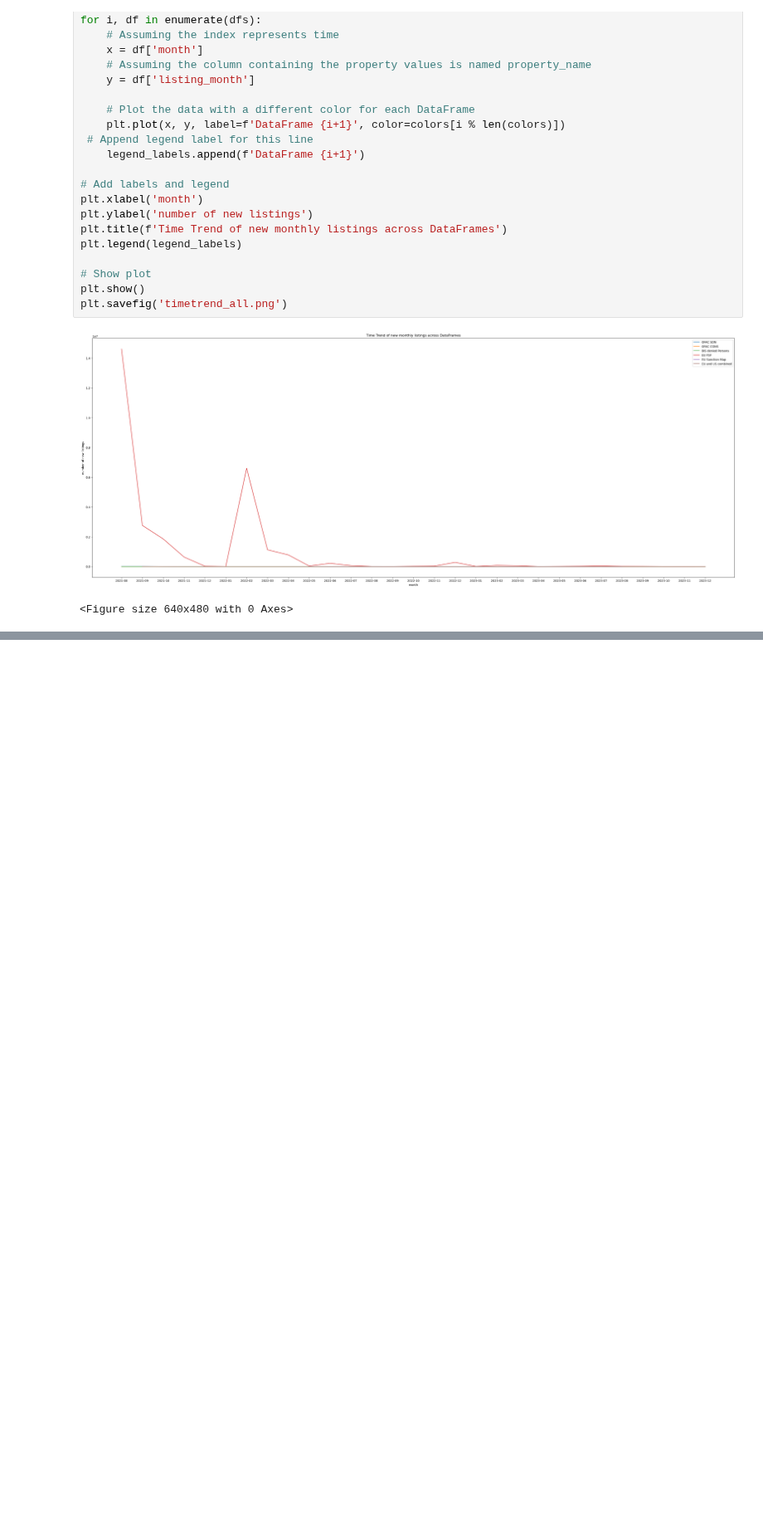
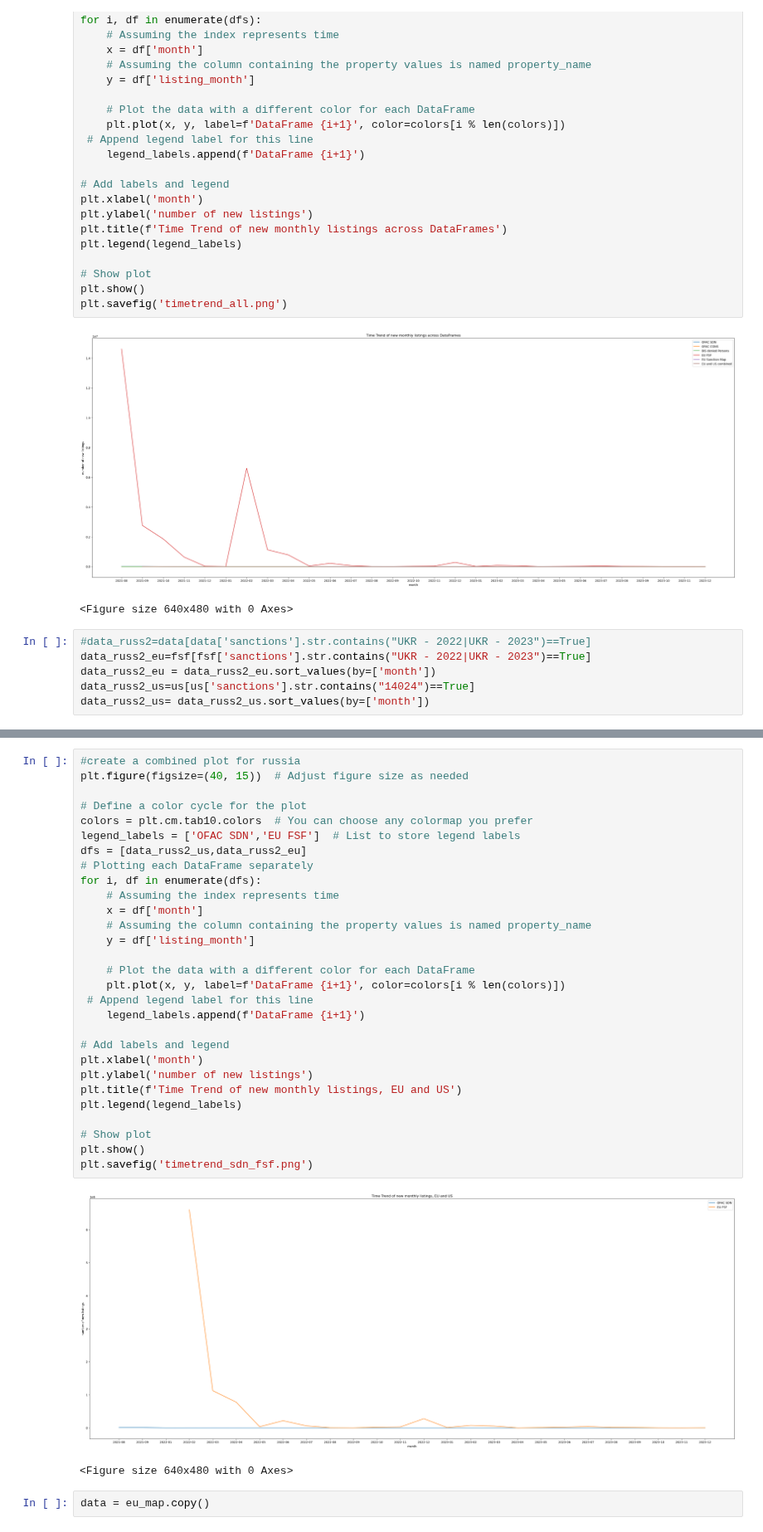
Before and after one commit to NatStrom/INSA, a Jupyter notebook: Opensanctions/Clean/plot_all.ipynb, the cells around one changed output, grey strips where cells are left out. Shown at 83% size. Cells and saved outputs as stored; diff of their text form; blank space fills up the shorter version.

```diff
--- a/Opensanctions/Clean/plot_all.ipynb
+++ b/Opensanctions/Clean/plot_all.ipynb
@@ -67,3 +70,9 @@ plt.savefig('timetrend_all.png')
 # %% [output]
 [figure]
 <Figure size 640x480 with 0 Axes>
+# %%
+#data_russ2=data[data['sanctions'].str.contains("UKR - 2022|UKR - 2023")==True]
+data_russ2_eu=fsf[fsf['sanctions'].str.contains("UKR - 2022|UKR - 2023")==True]
+data_russ2_eu = data_russ2_eu.sort_values(by=['month'])
+data_russ2_us=us[us['sanctions'].str.contains("14024")==True]
+data_russ2_us= data_russ2_us.sort_values(by=['month'])
@@ -69,0 +95,34 @@ plt.savefig('timetrend_all.png')
+# %%
+#create a combined plot for russia
+plt.figure(figsize=(40, 15))  # Adjust figure size as needed
+
+# Define a color cycle for the plot
+colors = plt.cm.tab10.colors  # You can choose any colormap you prefer
+legend_labels = ['OFAC SDN','EU FSF']  # List to store legend labels
+dfs = [data_russ2_us,data_russ2_eu]
+# Plotting each DataFrame separately
+for i, df in enumerate(dfs):
+    # Assuming the index represents time
+    x = df['month']
+    # Assuming the column containing the property values is named property_name
+    y = df['listing_month']
+
+    # Plot the data with a different color for each DataFrame
+    plt.plot(x, y, label=f'DataFrame {i+1}', color=colors[i % len(colors)])
+ # Append legend label for this line
+    legend_labels.append(f'DataFrame {i+1}')
+
+# Add labels and legend
+plt.xlabel('month')
+plt.ylabel('number of new listings')
+plt.title(f'Time Trend of new monthly listings, EU and US')
+plt.legend(legend_labels)
+
+# Show plot
+plt.show()
+plt.savefig('timetrend_sdn_fsf.png')
+# %% [output]
+[figure, added]
+<Figure size 640x480 with 0 Axes>
+# %%
+data = eu_map.copy()
```
Also changed, not shown: parts of 6 cells of this notebook, 14 other files.
